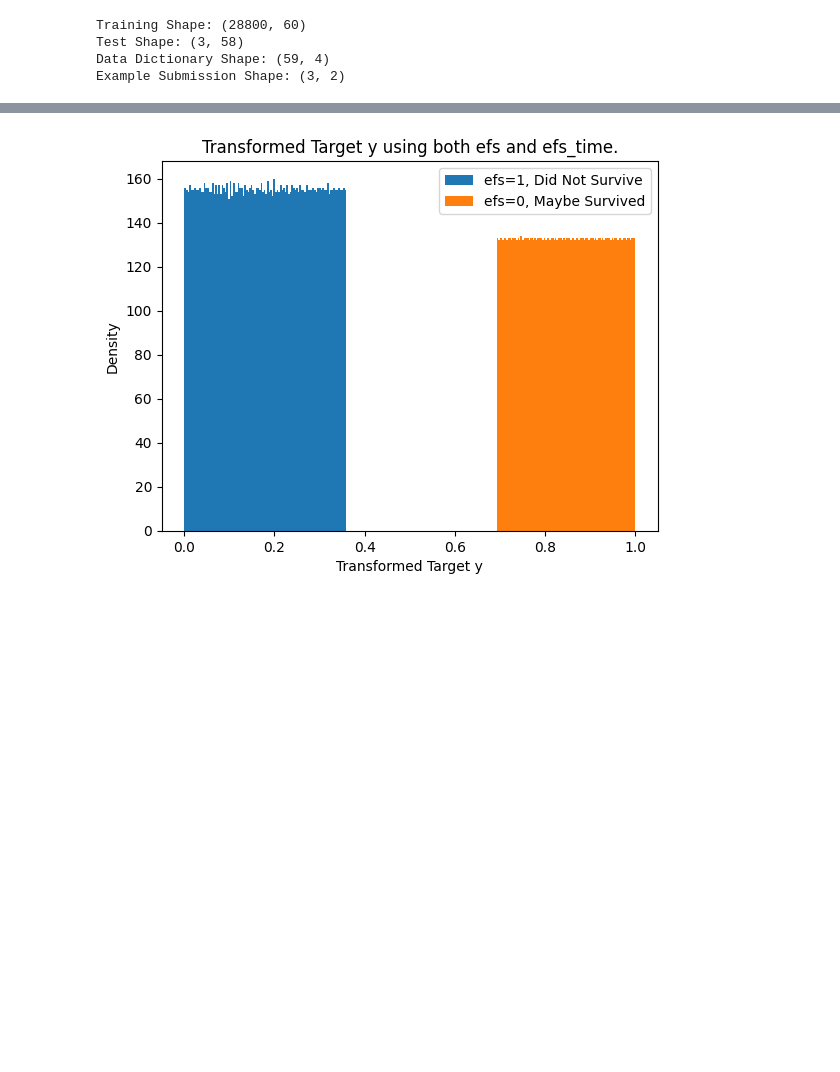
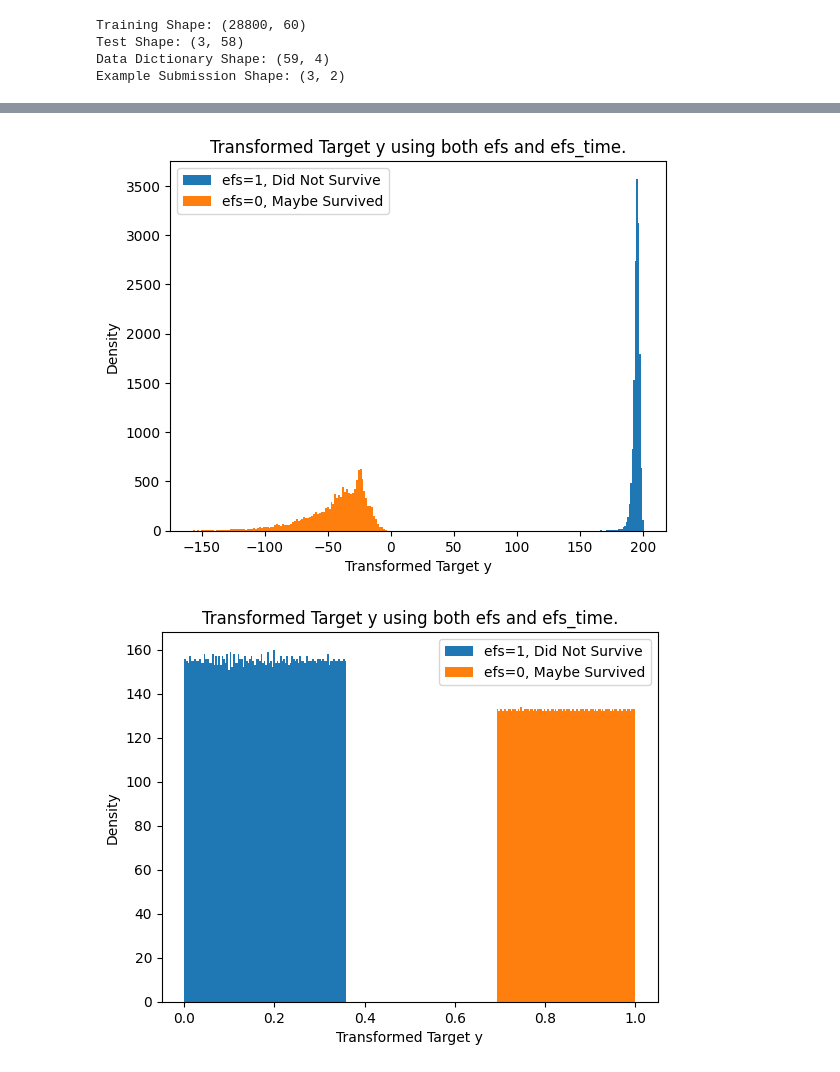
Before and after one commit to scottjenkins97/HCT_Survival_Predictions, a Jupyter notebook: lgbm_model.ipynb, the cells around one changed output, grey strips where cells are left out. Cells and saved outputs as stored; diff of their text form; code cells hidden in the pictures; blank space fills up the shorter version.

Commit message:
target-transformed-and-feature-engineering

```diff
--- a/lgbm_model.ipynb
+++ b/lgbm_model.ipynb
@@ -29,3 +44,18 @@ Example Submission Shape: (3, 2)
+# %%
+M = 200
+
+# Calculate the risk score
+train['y'] = (train['efs'] * (M + 1)) - train['efs_time']
+
+plt.hist(train.loc[train.efs==1,"y"],bins=100,label="efs=1, Did Not Survive")
+plt.hist(train.loc[train.efs==0,"y"],bins=100,label="efs=0, Maybe Survived")
+plt.xlabel("Transformed Target y")
+plt.ylabel("Density")
+plt.title("Transformed Target y using both efs and efs_time.")
+plt.legend()
+plt.show()
+# %% [output]
+[figure, added]
 # %%
 # Both targets efs and efs_time provide useful information. We will tranform these two targets into a single target to train our model with.
 # Taken from https://www.kaggle.com/code/wjones3668/cibmtr-equity-in-post-hct-survival-predictions
```
Also changed, not shown: parts of 17 cells of this notebook, 1 other file.
